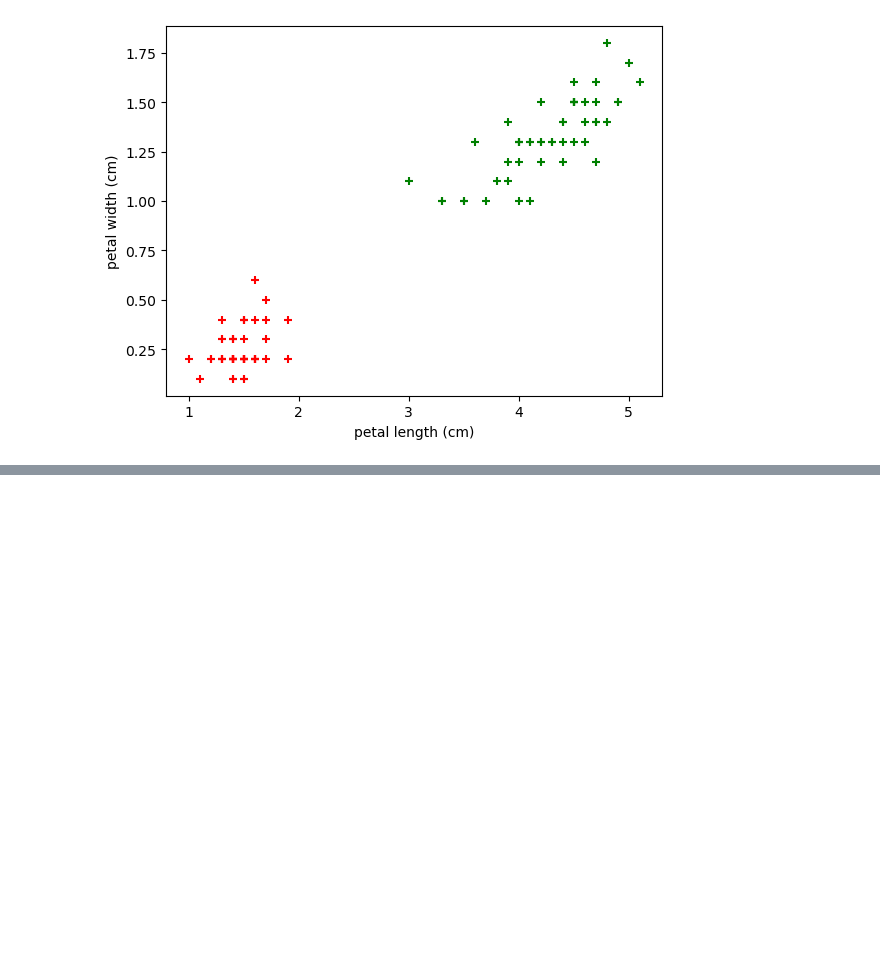
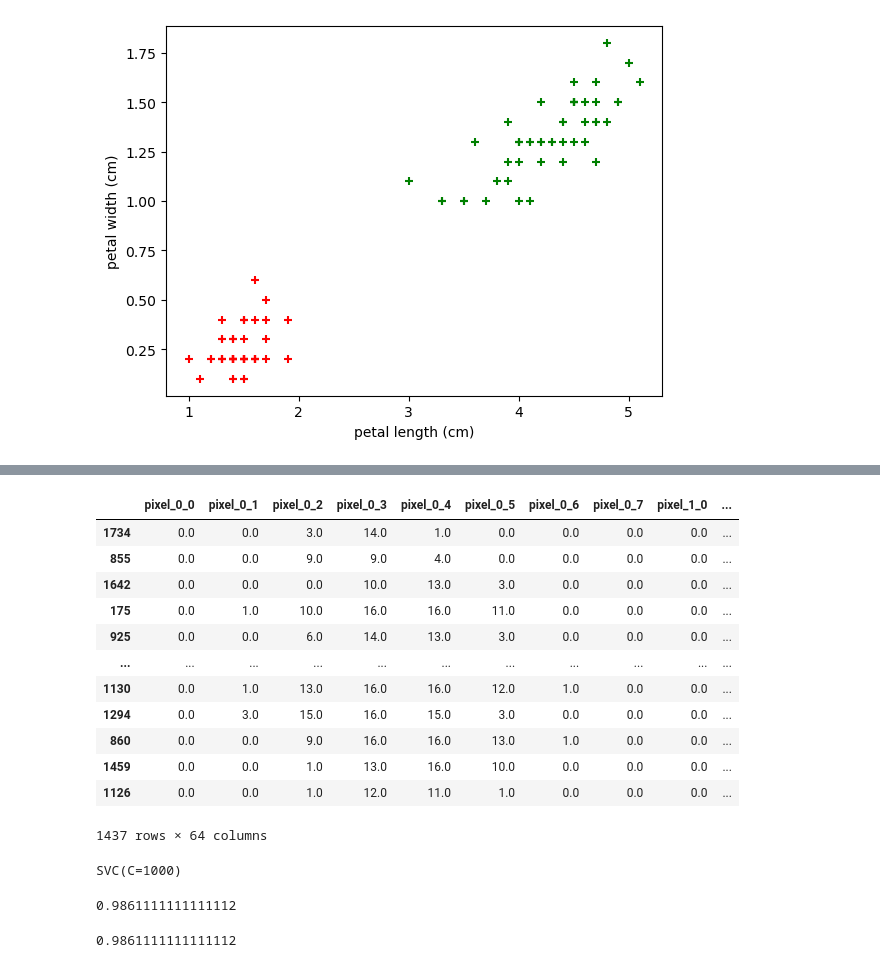
Before and after one commit to avikaushik282/ML, a Jupyter notebook: SVM.ipynb, the cells around one changed output, grey strips where cells are left out. Saved outputs shown, nothing was run; the diff lists cells and outputs as text; code cells hidden in the pictures; blank space fills up the shorter version.

```diff
--- a/SVM.ipynb
+++ b/SVM.ipynb
@@ -110,0 +207,25 @@ accuracy_score(y_test, y_pred)
+# %%
+from sklearn.model_selection import train_test_split
+X_train, X_test, y_train, y_test = train_test_split(X, y, test_size=0.2, random_state=42)
+# %%
+X_train
+# %% [output]
+|  | pixel_0_0 | pixel_0_1 | pixel_0_2 | pixel_0_3 | pixel_0_4 | pixel_0_5 | pixel_0_6 | pixel_0_7 | pixel_1_0 | ... |
+| 1734 | 0.0 | 0.0 | 3.0 | 14.0 | 1.0 | 0.0 | 0.0 | 0.0 | 0.0 | ... |
+| 855 | 0.0 | 0.0 | 9.0 | 9.0 | 4.0 | 0.0 | 0.0 | 0.0 | 0.0 | ... |
+| 1642 | 0.0 | 0.0 | 0.0 | 10.0 | 13.0 | 3.0 | 0.0 | 0.0 | 0.0 | ... |
+| 175 | 0.0 | 1.0 | 10.0 | 16.0 | 16.0 | 11.0 | 0.0 | 0.0 | 0.0 | ... |
+| 925 | 0.0 | 0.0 | 6.0 | 14.0 | 13.0 | 3.0 | 0.0 | 0.0 | 0.0 | ... |
+| ... | ... | ... | ... | ... | ... | ... | ... | ... | ... | ... |
+| 1130 | 0.0 | 1.0 | 13.0 | 16.0 | 16.0 | 12.0 | 1.0 | 0.0 | 0.0 | ... |
+| 1294 | 0.0 | 3.0 | 15.0 | 16.0 | 15.0 | 3.0 | 0.0 | 0.0 | 0.0 | ... |
+| 860 | 0.0 | 0.0 | 9.0 | 16.0 | 16.0 | 13.0 | 1.0 | 0.0 | 0.0 | ... |
+| 1459 | 0.0 | 0.0 | 1.0 | 13.0 | 16.0 | 10.0 | 0.0 | 0.0 | 0.0 | ... |
+| 1126 | 0.0 | 0.0 | 1.0 | 12.0 | 11.0 | 1.0 | 0.0 | 0.0 | 0.0 | ... |
+1437 rows × 64 columns
+# %%
+from sklearn.svm import SVC
+svc = SVC(kernel='rbf',C=1000,gamma='scale')
+svc.fit(X_train,y_train)
+# %% [output]
+SVC(C=1000)
@@ -110,0 +234,8 @@ accuracy_score(y_test, y_pred)
+# %%
+svc.score(X_test,y_test)
+# %% [output]
+0.9861111111111112
+# %%
+accuracy_score(y_test,y_pred)
+# %% [output]
+0.9861111111111112
```
Also changed, not shown: parts of 17 cells of this notebook.
